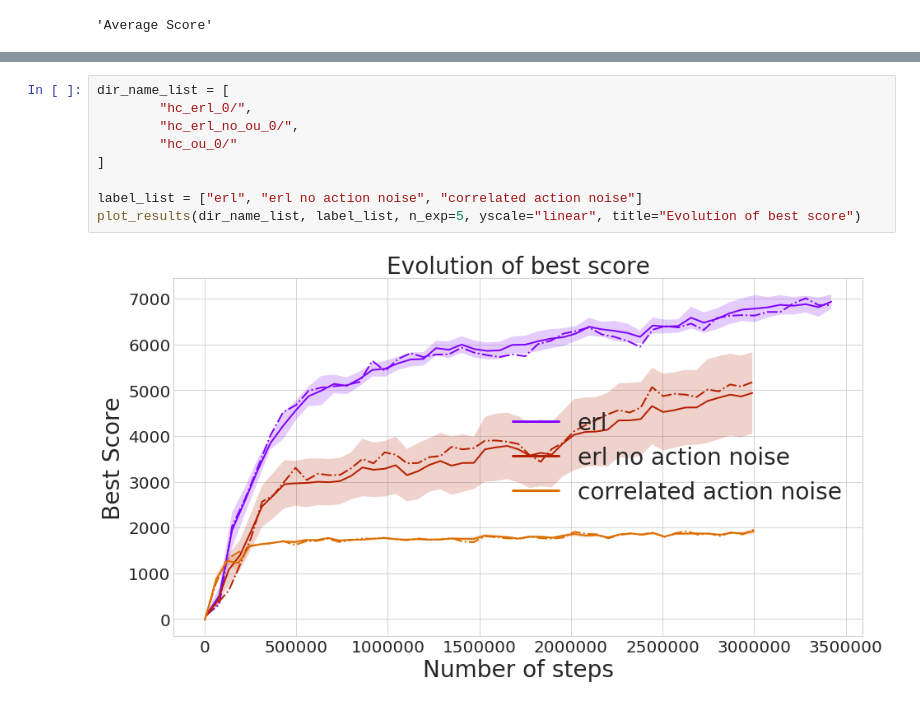
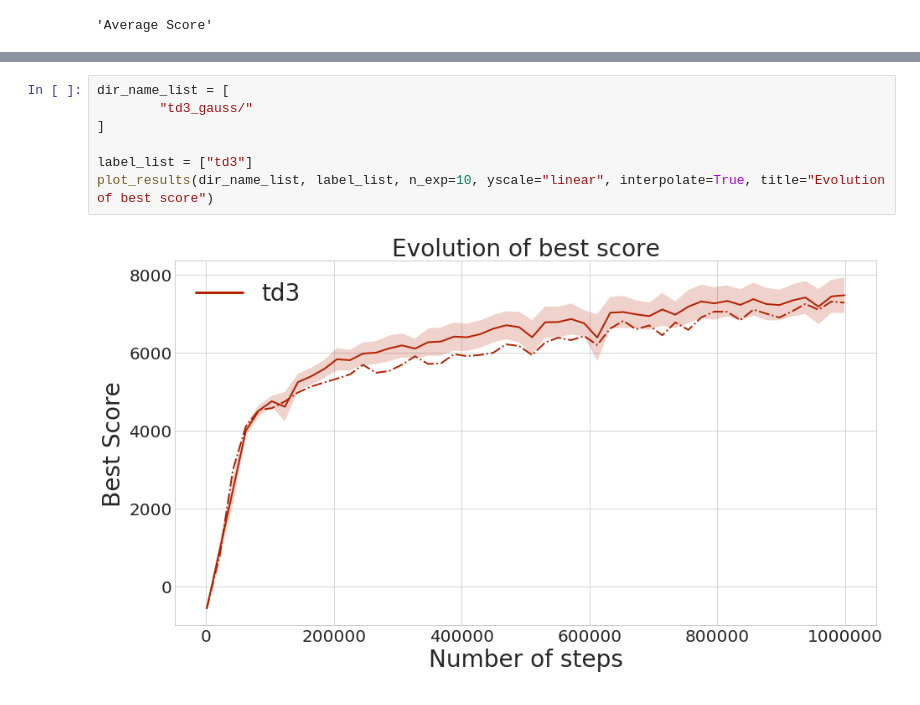
Before and after one commit to apourchot/CEM-RL, a Jupyter notebook: results/analysis.ipynb, the cells around one changed output, grey strips where cells are left out. Drawn from its saved outputs; the diff is of its cells as text.

```diff
--- a/results/analysis.ipynb
+++ b/results/analysis.ipynb
@@ -103,12 +117,10 @@ def plot_results(dir_name_list, label_list, title=None, n_exp=5, fontsize=28, ti
     plt.show()
 # %%
 dir_name_list = [
-        "hc_erl_0/",
-        "hc_erl_no_ou_0/",
-        "hc_ou_0/"
+        "td3_gauss/"
 ]
 
-label_list = ["erl", "erl no action noise", "correlated action noise"]
-plot_results(dir_name_list, label_list, n_exp=5, yscale="linear", title="Evolution of best score")
+label_list = ["td3"]
+plot_results(dir_name_list, label_list, n_exp=10, yscale="linear", interpolate=True, title="Evolution of best score")
 # %% [output]
-[figure, old version]
+[figure, new version]
```
Also changed, not shown: parts of 3 cells of this notebook, 4 other files.
